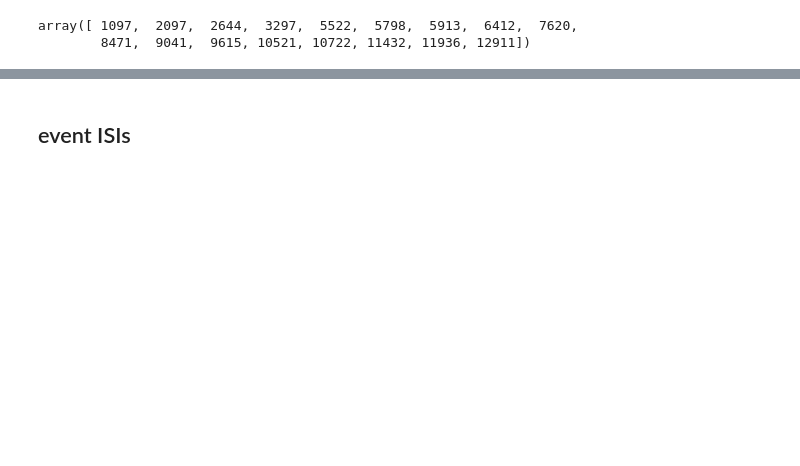
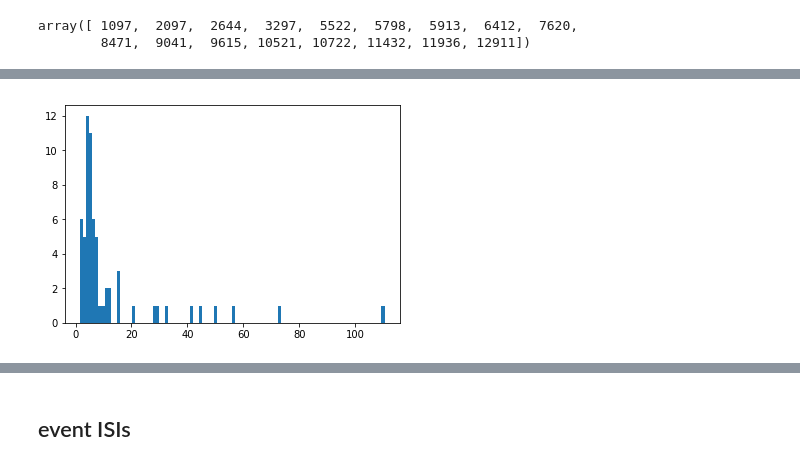
Before and after one commit to marburyvthesea/post_cnmfe_analysis, a Jupyter notebook: openfield_analysis/triggered_averaging/triggered_averaging_group_new_z_score.ipynb, the cells around one changed output, grey strips where cells are left out. Cells and saved outputs as stored; diff of their text form; code cells hidden in the pictures; blank space fills up the shorter version.

```diff
--- a/openfield_analysis/triggered_averaging/triggered_averaging_group_new_z_score.ipynb
+++ b/openfield_analysis/triggered_averaging/triggered_averaging_group_new_z_score.ipynb
@@ -185,3 +295,9 @@ plt.show()
+# %%
+#histogram of all z score
+plt.hist(z_scored_regions_by_session['GRIN039_H12_M26_S54'][1097].max(axis=0), 100)
+plt.show()
+# %% [output]
+[figure, added]
 # %%
 #concat by mouse
 concacted_by_mouse = {}
```
Also changed, not shown: parts of 22 cells of this notebook, 2 other files.
